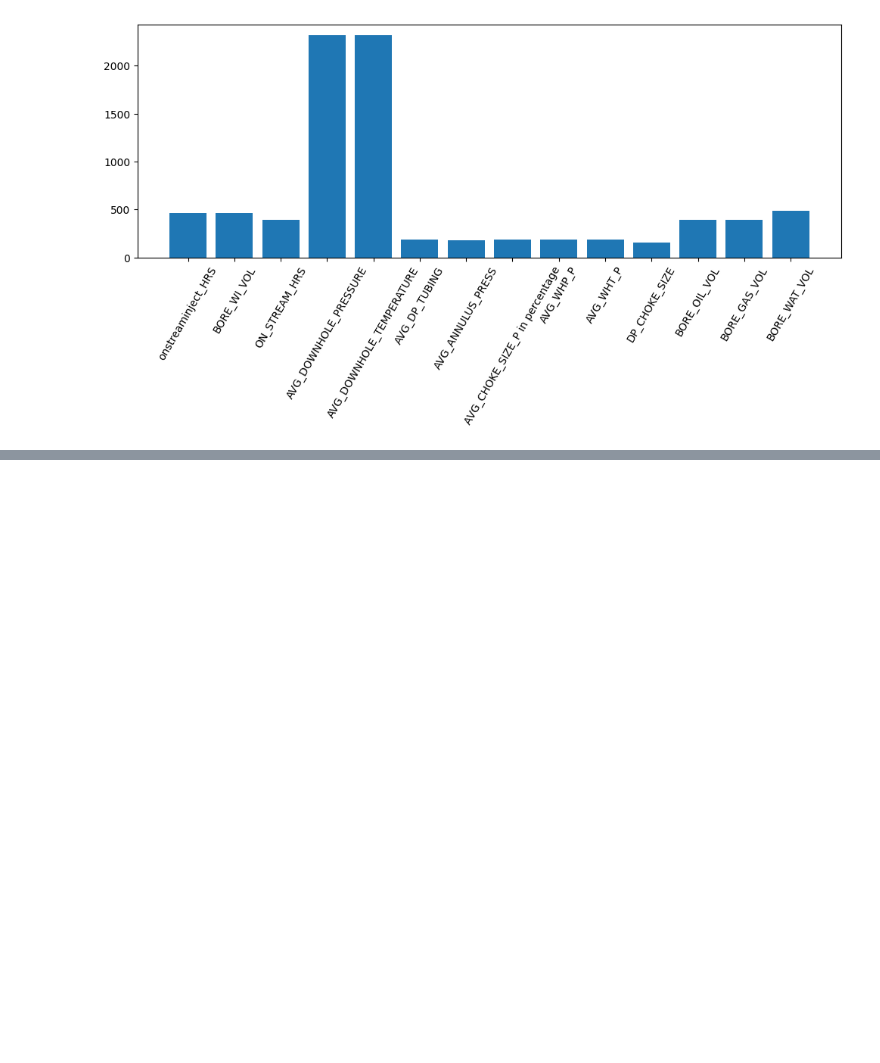
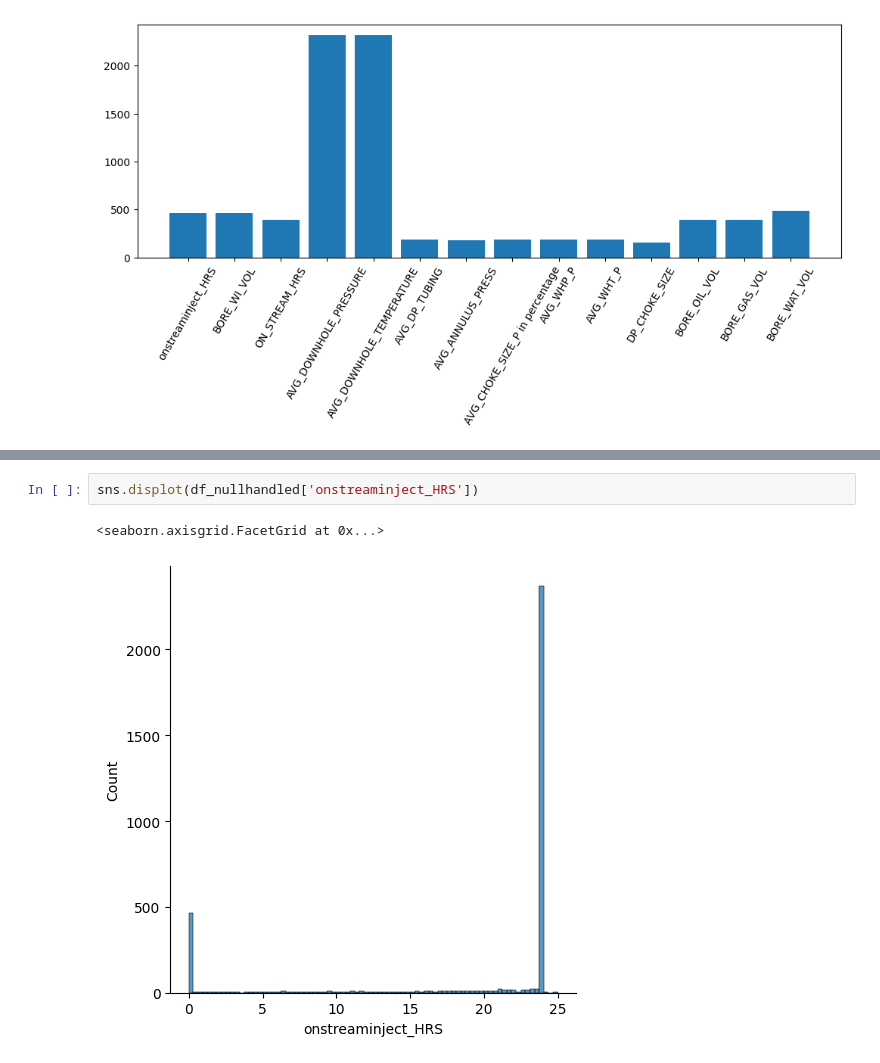
Before and after one commit to edisonc57/Practical-course-Python, a Jupyter notebook: Python_Oil_&_Gas_3.ipynb, the cells around one changed output, grey strips where cells are left out. Cells and saved outputs as stored; diff of their text form; blank space fills up the shorter version.

```diff
--- a/Python_Oil_&_Gas_3.ipynb
+++ b/Python_Oil_&_Gas_3.ipynb
@@ -262,0 +285,5 @@ plt.xticks(rotation=60)
+# %%
+sns.displot(df_nullhandled['onstreaminject_HRS'])
+# %% [output]
+<seaborn.axisgrid.FacetGrid at 0x...>
+[figure, added]
```
Also changed, not shown: parts of 19 cells of this notebook.
